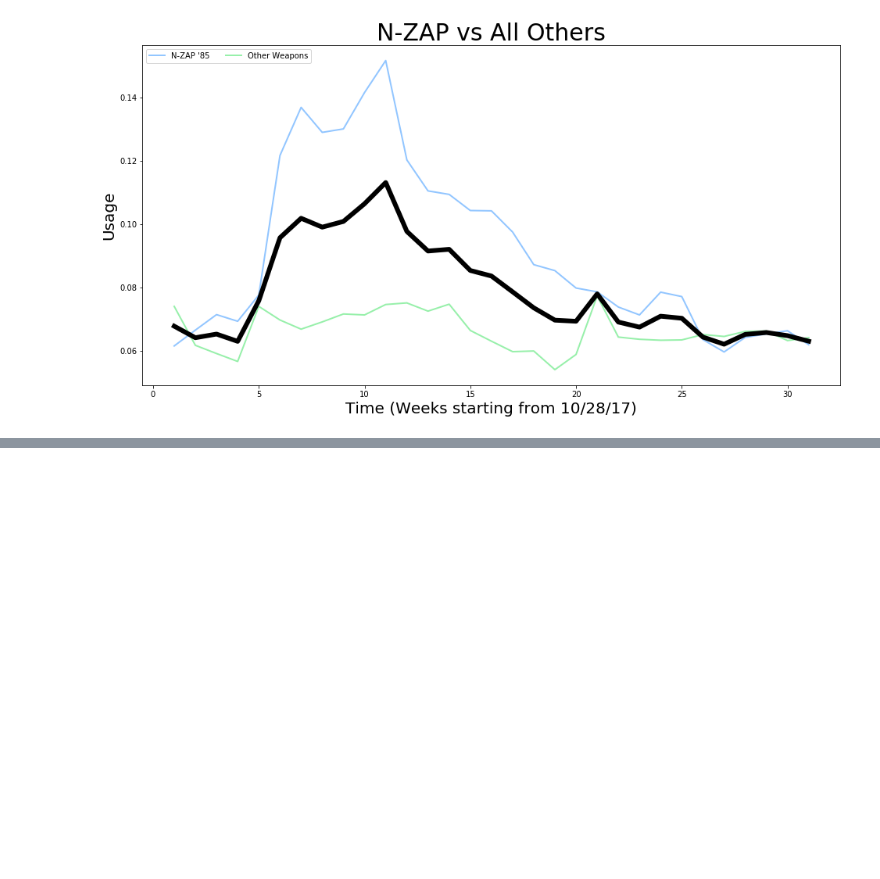
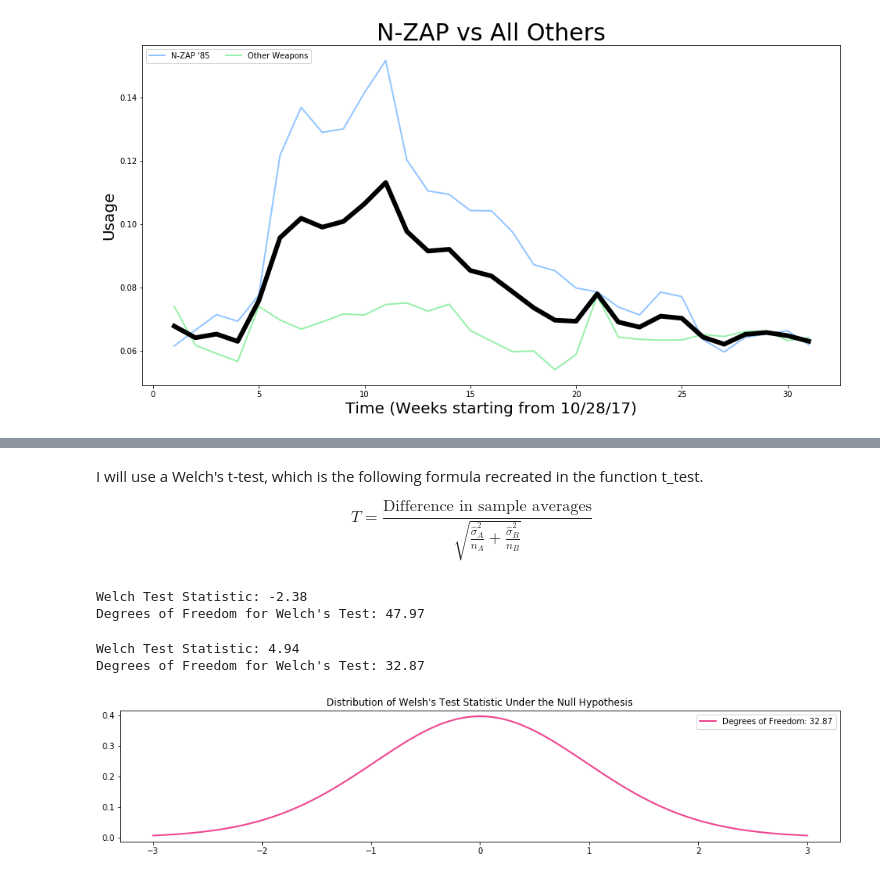
Before and after one commit to Rokushou/Splatoon2_Meta_EDA, a Jupyter notebook: EDA.ipynb, the cells around one changed output, grey strips where cells are left out. Drawn from its saved outputs; the diff is of its cells as text; code cells hidden in the pictures; blank space fills up the shorter version.

```diff
--- a/EDA.ipynb
+++ b/EDA.ipynb
@@ -351,0 +367,56 @@ $$ H_a: \ p_N > p_W $$
+# %% [markdown]
+I will use a Welch's t-test, which is the following formula recreated in the function t_test.
+
+$$ T = \frac{\text{Difference in sample averages}}{\sqrt{\frac{\hat \sigma^2_A}{n_A} + \frac{\hat \sigma^2_B}{n_B}}} $$
+# %%
+def t_test(sample_1, sample_2, disp=False):
+
+    # compute sample size
+    n1 = len(sample_1)
+    n2 = len(sample_2)
+
+    # t-test
+    numerator = np.mean(sample_1) - np.mean(sample_2)
+    denominator_sq = (np.var(sample_1) / n1) + (np.var(sample_2) / n2)
+    t = numerator / np.sqrt(denominator_sq)
+
+    # degrees of freedom
+    df = (
+        ((np.var(sample_1)/n1 + np.var(sample_2)/n2)**(2.0)) /
+        ((np.var(sample_1)/n1)**(2.0)/(n1 - 1) + (np.var(sample_2)/n2)**(2.0)/(n2 - 1))
+    )
+    if disp:
+        print("Welch Test Statistic: {:2.2f}".format(t))
+        print("Degrees of Freedom for Welch's Test: {:2.2f}".format(df))
+    return (t, df)
+# %%
+# A test based on data given in lectures the values are correct
+matt_heights = [1.5, 0.9, 0.9, 1.3, 2.1, 1.9, 1.6, 1.4, 2.3, 1.0, 1.5, 0.9, 2.1,
+                1.3, 1.4, 2.1, 1.2, 1.7, 1.7, 2.0, 1.6, 1.2, 1.6, 1.7, 1.5]
+nick_heights = [1.9, 1.8, 1.3, 2.3, 1.7, 1.9, 2.7, 2.1, 2.2, 1.5, 1.8, 2.0, 1.1,
+                1.7, 2.1, 1.5, 2.3, 1.5, 2.0, 2.4, 1.5, 1.4, 1.6, 1.8, 1.0]
+t_test(matt_heights, nick_heights, True);
+# %% [output]
+Welch Test Statistic: -2.38
+Degrees of Freedom for Welch's Test: 47.97
+# %%
+# Convert dataframes to lists
+nzap_lst = nzap.iloc[0].values.tolist()
+others_lst = others.iloc[0].values.tolist()
+# %%
+# run t-test and get the degrees of freedom
+t, df = t_test(nzap_lst, others_lst, True)
+# %% [output]
+Welch Test Statistic: 4.94
+Degrees of Freedom for Welch's Test: 32.87
+# %%
+# plot my df curve
+x = np.linspace(-3, 3, num=250)
+
+fig, ax = plt.subplots(1, figsize=(16, 3))
+students = stats.t(df)
+ax.plot(x, students.pdf(x), linewidth=2, label="Degrees of Freedom: {:2.2f}".format(df), color=twi_pnk)
+ax.legend()
+ax.set_title("Distribution of Welsh's Test Statistic Under the Null Hypothesis");
+# %% [output]
+[figure, added]
```
Also changed, not shown: parts of 10 cells of this notebook, 1 other file.
